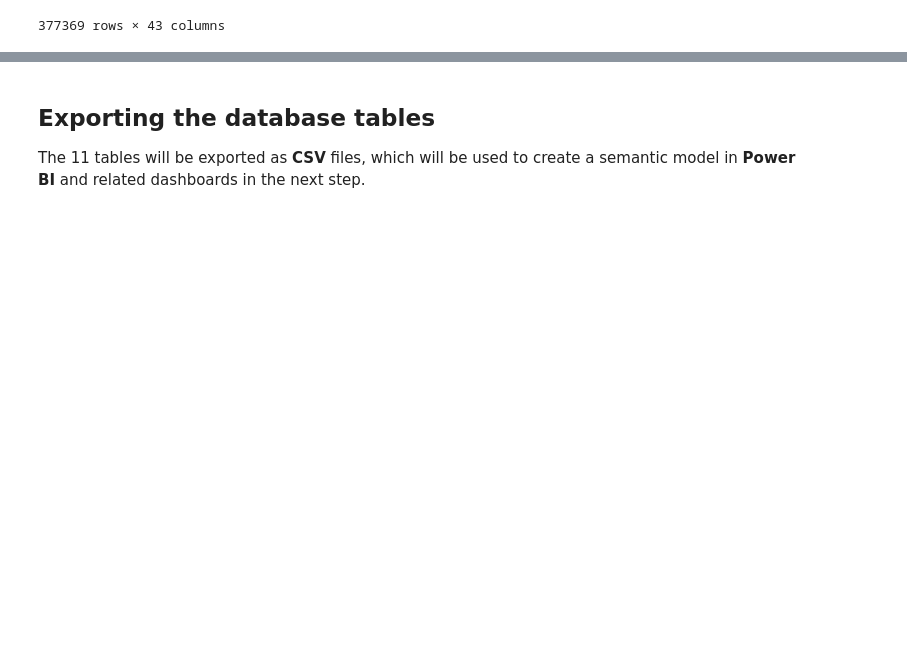
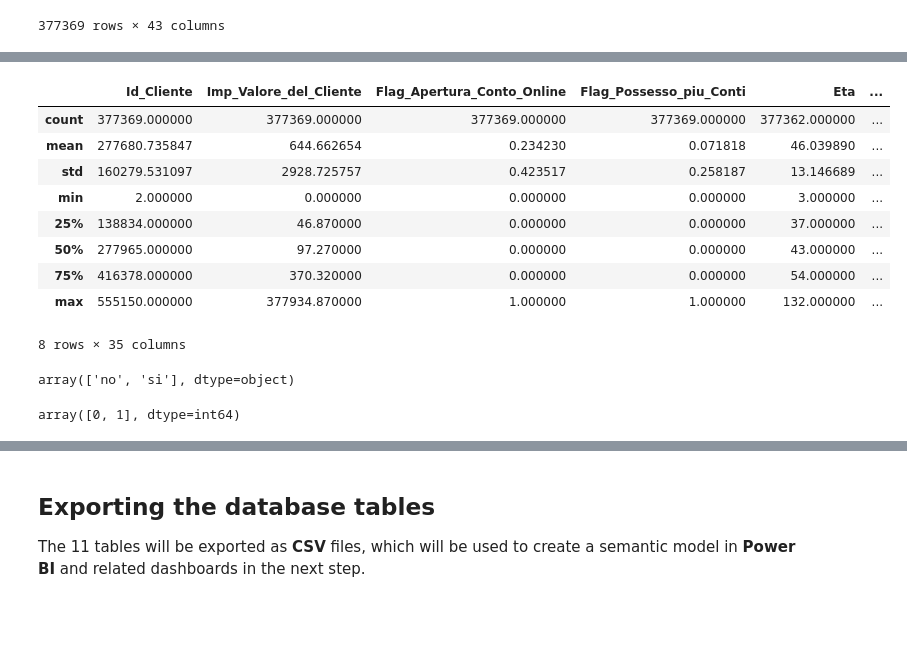
Before and after one commit to fedfioravanti/Bank-Churn-Prediction, a Jupyter notebook: notebooks/Bank-Churn-01-Intro-EDA.ipynb, the cells around one changed output, grey strips where cells are left out. Drawn from its saved outputs; the diff is of its cells as text; code cells hidden in the pictures; blank space fills up the shorter version.

```diff
--- a/notebooks/Bank-Churn-01-Intro-EDA.ipynb
+++ b/notebooks/Bank-Churn-01-Intro-EDA.ipynb
@@ -52,0 +94,24 @@ df
+# %%
+# display the statistical summary of the numerical features
+df.describe()
+# %% [output]
+|  | Id_Cliente | Imp_Valore_del_Cliente | Flag_Apertura_Conto_Online | Flag_Possesso_piu_Conti | Eta | ... |
+| count | 377369.000000 | 377369.000000 | 377369.000000 | 377369.000000 | 377362.000000 | ... |
+| mean | 277680.735847 | 644.662654 | 0.234230 | 0.071818 | 46.039890 | ... |
+| std | 160279.531097 | 2928.725757 | 0.423517 | 0.258187 | 13.146689 | ... |
+| min | 2.000000 | 0.000000 | 0.000000 | 0.000000 | 3.000000 | ... |
+| 25% | 138834.000000 | 46.870000 | 0.000000 | 0.000000 | 37.000000 | ... |
+| 50% | 277965.000000 | 97.270000 | 0.000000 | 0.000000 | 43.000000 | ... |
+| 75% | 416378.000000 | 370.320000 | 0.000000 | 0.000000 | 54.000000 | ... |
+| max | 555150.000000 | 377934.870000 | 1.000000 | 1.000000 | 132.000000 | ... |
+8 rows × 35 columns
+# %%
+# display the unique values
+df['Flag_Richiesta_Estinzione_cc'].unique()
+# %% [output]
+array(['no', 'si'], dtype=object)
+# %%
+# display the unique values
+df['Flag_Apertura_Conto_Online'].unique()
+# %% [output]
+array([0, 1], dtype=int64)
```
Also changed, not shown: parts of 15 cells of this notebook.
